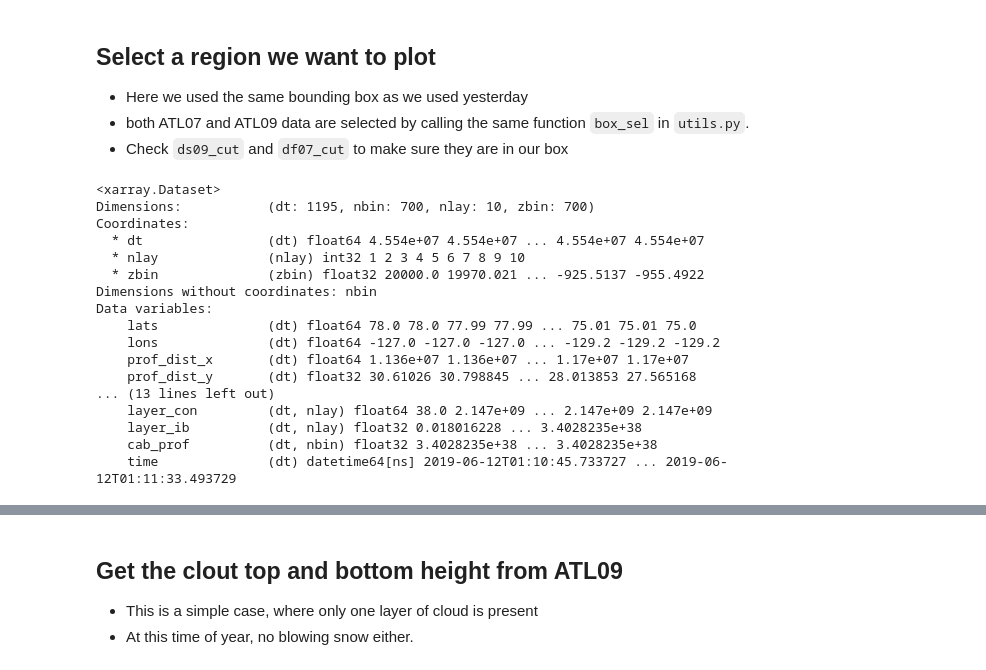
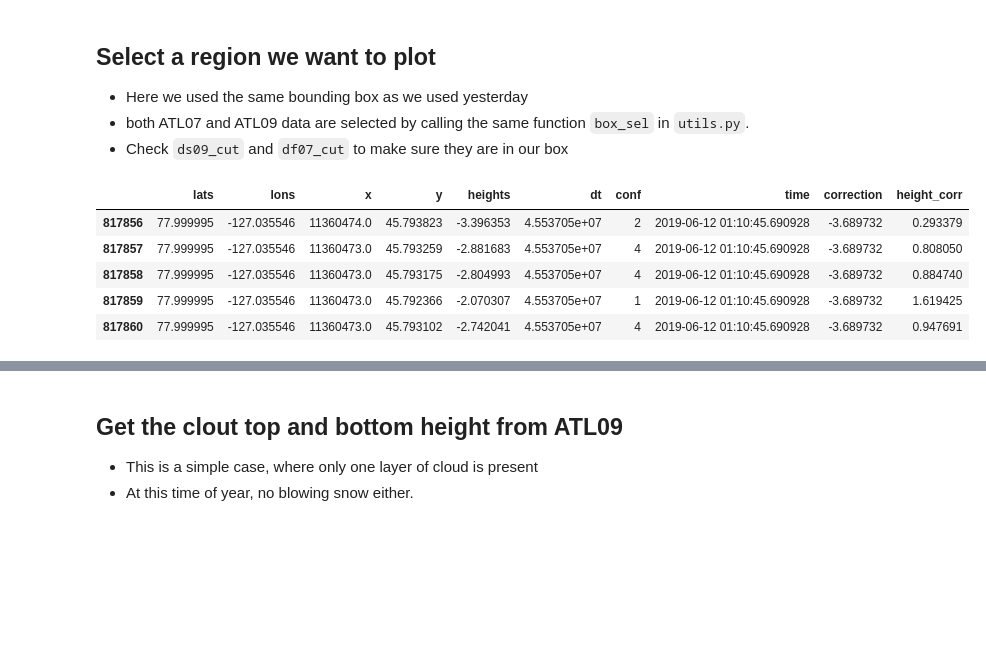
Before and after one commit to ICESAT-2HackWeek/overcast, a Jupyter notebook: notebooks/plot_ATL0709.ipynb, the cells around one changed output, grey strips where cells are left out. Saved outputs shown, nothing was run; the diff lists cells and outputs as text; code cells hidden in the pictures; blank space fills up the shorter version.

```diff
--- a/notebooks/plot_ATL0709.ipynb
+++ b/notebooks/plot_ATL0709.ipynb
@@ -157,26 +140,26 @@ bbox = [-150,75,-110,78]
 df03_cut=df03[box_sel(df03,bbox)]
 df07_cut=df07[box_sel(df07,bbox)]
 ds09_cut=ds09.where(box_sel(ds09,bbox),drop=True)
-# %%
-ds09_cut
-# %% [output]
-<xarray.Dataset>
-Dimensions:           (dt: 1195, nbin: 700, nlay: 10, zbin: 700)
-Coordinates:
-  * dt                (dt) float64 4.554e+07 4.554e+07 ... 4.554e+07 4.554e+07
-  * nlay              (nlay) int32 1 2 3 4 5 6 7 8 9 10
-  * zbin              (zbin) float32 20000.0 19970.021 ... -925.5137 -955.4922
-Dimensions without coordinates: nbin
-Data variables:
-    lats              (dt) float64 78.0 78.0 77.99 77.99 ... 75.01 75.01 75.0
-    lons              (dt) float64 -127.0 -127.0 -127.0 ... -129.2 -129.2 -129.2
-    prof_dist_x       (dt) float64 1.136e+07 1.136e+07 ... 1.17e+07 1.17e+07
-    prof_dist_y       (dt) float32 30.61026 30.798845 ... 28.013853 27.565168
-... (13 lines left out)
-    layer_con         (dt, nlay) float64 38.0 2.147e+09 ... 2.147e+09 2.147e+09
-    layer_ib          (dt, nlay) float32 0.018016228 ... 3.4028235e+38
-    cab_prof          (dt, nbin) float32 3.4028235e+38 ... 3.4028235e+38
-    time              (dt) datetime64[ns] 2019-06-12T01:10:45.733727 ... 2019-06-12T01:11:33.493729
+# %%
+# mean sea surface correction
+mss_corr=interp1d(df07.dt.values,df07.mss.values)
+# inverted barometer correction
+ib_corr=interp1d(df07.dt.values,df07.ib.values)
+# ocean tide correction
+ocean_corr=interp1d(df07.dt.values,df07.ocean.values)
+# long period equilibrium tide correction
+lpe_corr=interp1d(df07.dt.values,df07.lpe.values)
+
+df03_cut['correction']=mss_corr(df03_cut.dt.values)+ib_corr(df03_cut.dt.values)+ocean_corr(df03_cut.dt.values)+lpe_corr(df03_cut.dt.values)
+df03_cut['height_corr']=df03_cut.heights-df03_cut.correction
+df03_cut.head()
+# %% [output]
+|  | lats | lons | x | y | heights | dt | conf | time | correction | height_corr |
+| 817856 | 77.999995 | -127.035546 | 11360474.0 | 45.793823 | -3.396353 | 4.553705e+07 | 2 | 2019-06-12 01:10:45.690928 | -3.689732 | 0.293379 |
+| 817857 | 77.999995 | -127.035546 | 11360473.0 | 45.793259 | -2.881683 | 4.553705e+07 | 4 | 2019-06-12 01:10:45.690928 | -3.689732 | 0.808050 |
+| 817858 | 77.999995 | -127.035546 | 11360473.0 | 45.793175 | -2.804993 | 4.553705e+07 | 4 | 2019-06-12 01:10:45.690928 | -3.689732 | 0.884740 |
+| 817859 | 77.999995 | -127.035546 | 11360473.0 | 45.792366 | -2.070307 | 4.553705e+07 | 1 | 2019-06-12 01:10:45.690928 | -3.689732 | 1.619425 |
+| 817860 | 77.999995 | -127.035546 | 11360473.0 | 45.793102 | -2.742041 | 4.553705e+07 | 4 | 2019-06-12 01:10:45.690928 | -3.689732 | 0.947691 |
 # %%
 df03_cut
 # %% [output]
```
Also changed, not shown: parts of 7 cells of this notebook.
